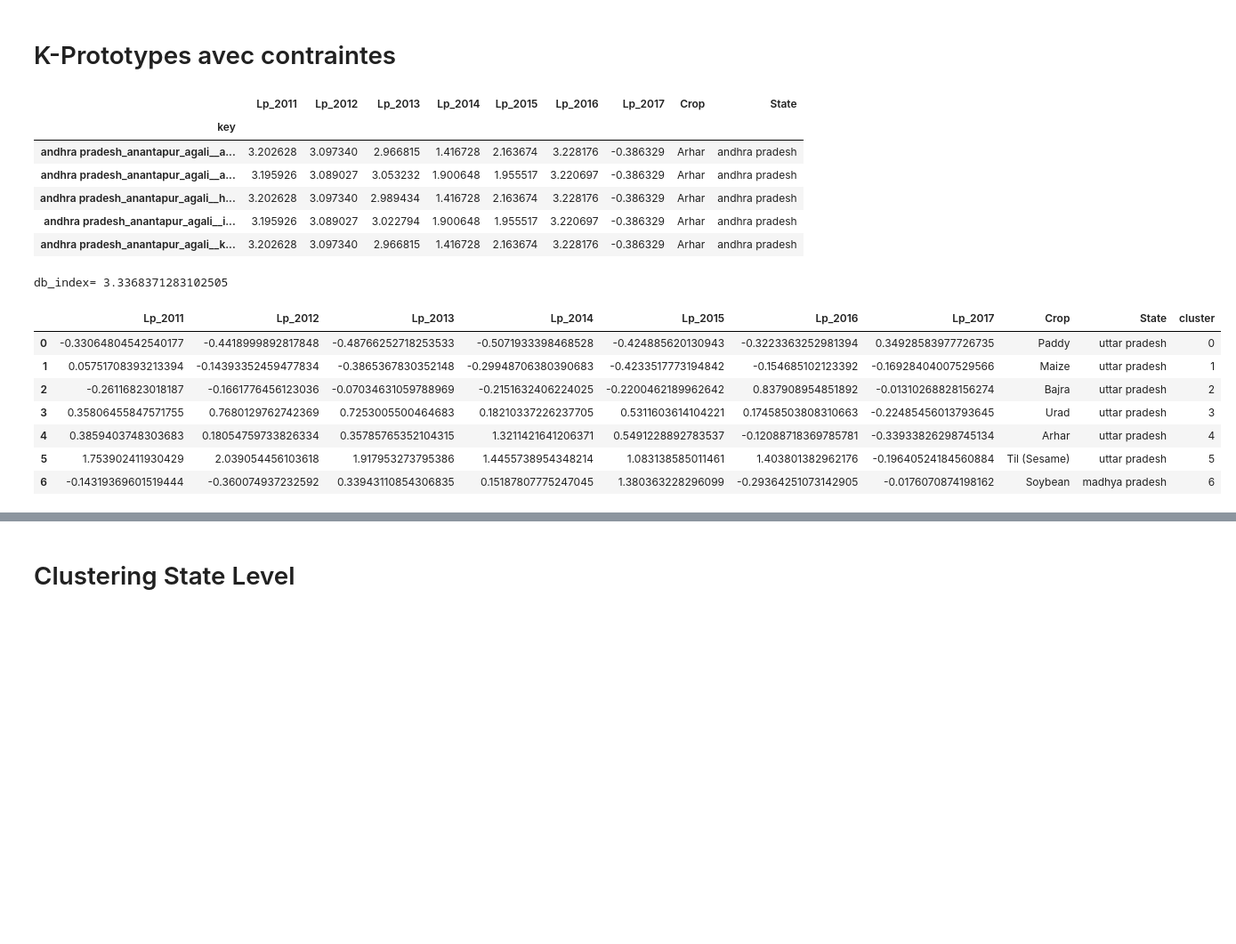
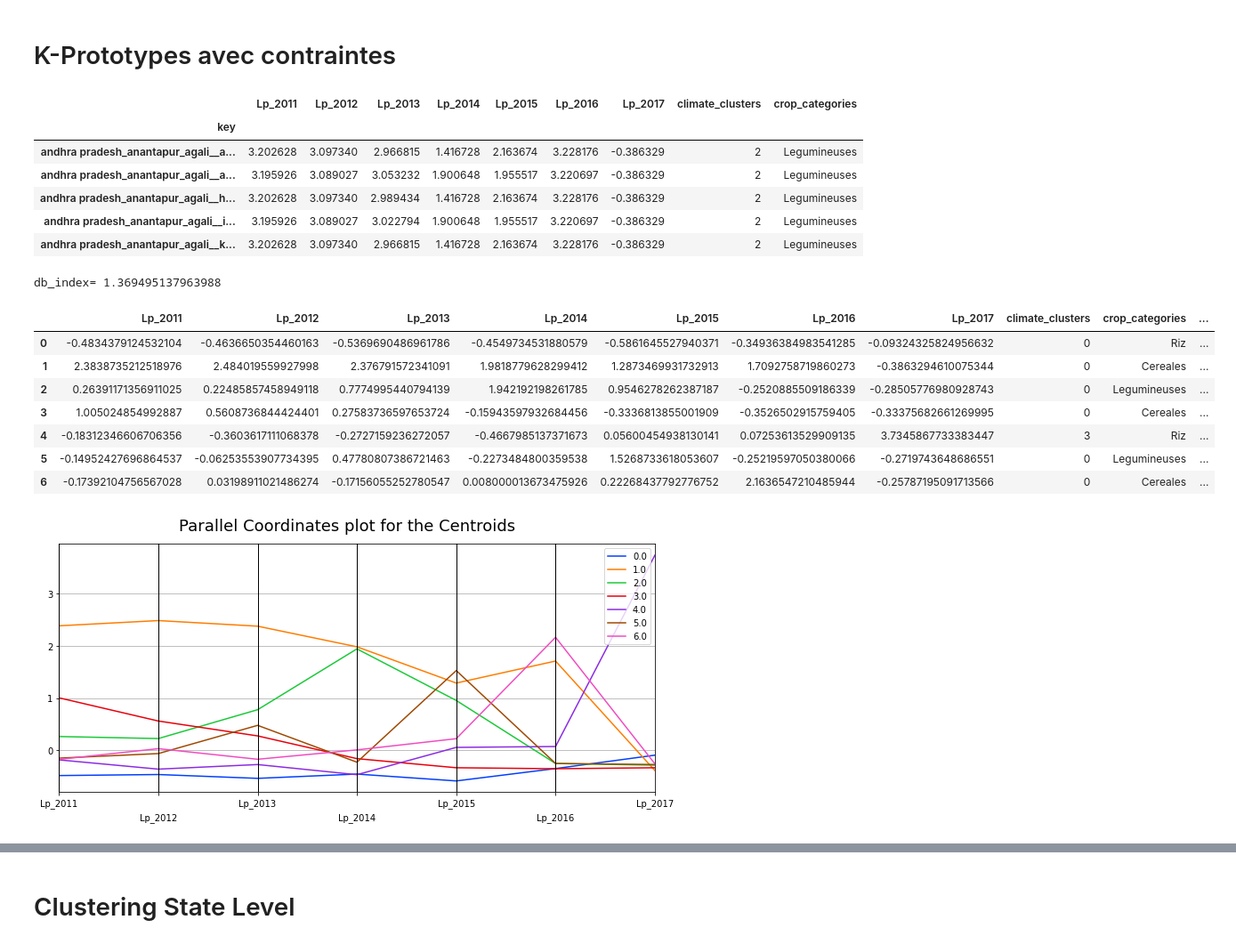
Before and after one commit to amaurylancelin/Datathon, a Jupyter notebook: Code par Pax/Amaury/final_clustering_parcel_level.ipynb, the cells around one changed output, grey strips where cells are left out. Shown at 89% size. Drawn from its saved outputs; the diff is of its cells as text; code cells hidden in the pictures; blank space fills up the shorter version.

```diff
--- a/Code par Pax/Amaury/final_clustering_parcel_level.ipynb
+++ b/Code par Pax/Amaury/final_clustering_parcel_level.ipynb
@@ -339,6 +290,7 @@ fig.show()
 # %% [markdown]
 # K-Prototypes avec contraintes
 # %%
+from utils import add_crop_categories, add_climate_clusters
 def find_state(key) :
     return key.split('_')[0]
 
@@ -350,28 +302,33 @@ Rabi = Rabi[collumns]
 Rabi = Rabi.reset_index()
 Rabi['State']=(Rabi.reset_index())['key'].map(find_state)
 Rabi= Rabi.set_index('key')
+Rabi = add_climate_clusters(Rabi, rabi = True, lower=True)
+Rabi = add_crop_categories(Rabi, rabi = True).drop(columns=['Crop', 'State'])
 
 Kharif = regroupe_crop(data_K)
 Kharif = Kharif[collumns]
 Kharif = Kharif.reset_index()
 Kharif['State']=(Kharif.reset_index())['key'].map(find_state)
 Kharif= Kharif.set_index('key')
+Kharif = add_climate_clusters(Kharif, rabi = False, lower=True)
+Kharif = add_crop_categories(Kharif, rabi = False).drop(columns=['Crop', 'State'])
+
 Kharif.head()
 # %% [output]
-|  | Lp_2011 | Lp_2012 | Lp_2013 | Lp_2014 | Lp_2015 | Lp_2016 | Lp_2017 | Crop | State |
+|  | Lp_2011 | Lp_2012 | Lp_2013 | Lp_2014 | Lp_2015 | Lp_2016 | Lp_2017 | climate_clusters | crop_categories |
 | key |  |  |  |  |  |  |  |  |  |
-| andhra pradesh_anantapur_agali__a... | 3.202628 | 3.097340 | 2.966815 | 1.416728 | 2.163674 | 3.228176 | -0.386329 | Arhar | andhra pradesh |
-| andhra pradesh_anantapur_agali__a... | 3.195926 | 3.089027 | 3.053232 | 1.900648 | 1.955517 | 3.220697 | -0.386329 | Arhar | andhra pradesh |
-| andhra pradesh_anantapur_agali__h... | 3.202628 | 3.097340 | 2.989434 | 1.416728 | 2.163674 | 3.228176 | -0.386329 | Arhar | andhra pradesh |
-| andhra pradesh_anantapur_agali__i... | 3.195926 | 3.089027 | 3.022794 | 1.900648 | 1.955517 | 3.220697 | -0.386329 | Arhar | andhra pradesh |
-| andhra pradesh_anantapur_agali__k... | 3.202628 | 3.097340 | 2.966815 | 1.416728 | 2.163674 | 3.228176 | -0.386329 | Arhar | andhra pradesh |
+| andhra pradesh_anantapur_agali__a... | 3.202628 | 3.097340 | 2.966815 | 1.416728 | 2.163674 | 3.228176 | -0.386329 | 2 | Legumineuses |
+| andhra pradesh_anantapur_agali__a... | 3.195926 | 3.089027 | 3.053232 | 1.900648 | 1.955517 | 3.220697 | -0.386329 | 2 | Legumineuses |
+| andhra pradesh_anantapur_agali__h... | 3.202628 | 3.097340 | 2.989434 | 1.416728 | 2.163674 | 3.228176 | -0.386329 | 2 | Legumineuses |
+| andhra pradesh_anantapur_agali__i... | 3.195926 | 3.089027 | 3.022794 | 1.900648 | 1.955517 | 3.220697 | -0.386329 | 2 | Legumineuses |
+| andhra pradesh_anantapur_agali__k... | 3.202628 | 3.097340 | 2.966815 | 1.416728 | 2.163674 | 3.228176 | -0.386329 | 2 | Legumineuses |
 # %%
 #Select season
 Season = Kharif
 season_str = 'Karif'
 
 #Intensity of penalisation
-pen = 5*np.array([1,1])
+pen = 2*np.array([1,1])
 
 def categorical_dissimilarity(a, b, **_):
     """Dissimilarity function with penalization"""
@@ -379,40 +336,43 @@ def categorical_dissimilarity(a, b, **_):
 
 # def euclidean_dissim(a, b, **_):
 #     """Euclidean distance dissimilarity function"""
 #     if np.isnan(a).any() or np.isnan(b).any():
 #         raise ValueError("Missing values detected in numerical columns.")
 #     return np.sum((a - b) ** 2, axis=1)*1e-15
 
 #COMPUTE CLUSTERING ON A TEST SET
 nb_samples=1000
 Season_test=Season.sample(frac=1, random_state=1)[:nb_samples]
 # '7' = 'Crop' and '8' = 'State'
 categorical_columns = [7,8]
 nb_clusters= 7
 kproto = KPrototypes(n_clusters= nb_clusters, init='Cao', n_jobs = 2,
                      cat_dissim=categorical_dissimilarity) #gamma= 1,
 labels= kproto.fit_predict(Season_test, categorical=categorical_columns)
 
 #CONCATENATE DATA WITH PRED
 labeledData= Season_test.copy(deep=True)
 labeledData['Label'] = np.array(labels).astype(int)
 
 #DAVIES-BOULDIN INDEX FOR THE PRED
 db_index = davies_bouldin_score(Season_test[collumns_db], labels)
 print('db_index=', db_index)
 
 #VISUALIZATION OF THE CENTROIDS
 centroids = pd.DataFrame(kproto.cluster_centroids_, columns=Season_test.columns)
 centroids['cluster'] = centroids.index
+centr_displ = centroids.drop(columns=['climate_clusters','crop_categories']).astype(float)
+display_parallel_coordinates_centroids(centr_displ, nb_clusters)
 centroids
 # %% [output]
-db_index= 3.3368371283102505
+db_index= 1.369495137963988
-|  | Lp_2011 | Lp_2012 | Lp_2013 | Lp_2014 | Lp_2015 | Lp_2016 | Lp_2017 | Crop | State | cluster |
-| 0 | -0.33064804542540177 | -0.4418999892817848 | -0.48766252718253533 | -0.5071933398468528 | -0.424885620130943 | -0.3223363252981394 | 0.34928583977726735 | Paddy | uttar pradesh | 0 |
-| 1 | 0.05751708393213394 | -0.14393352459477834 | -0.3865367830352148 | -0.29948706380390683 | -0.4233517773194842 | -0.154685102123392 | -0.16928404007529566 | Maize | uttar pradesh | 1 |
-| 2 | -0.26116823018187 | -0.1661776456123036 | -0.07034631059788969 | -0.2151632406224025 | -0.2200462189962642 | 0.837908954851892 | -0.01310268828156274 | Bajra | uttar pradesh | 2 |
-| 3 | 0.35806455847571755 | 0.7680129762742369 | 0.7253005500464683 | 0.18210337226237705 | 0.5311603614104221 | 0.17458503808310663 | -0.22485456013793645 | Urad | uttar pradesh | 3 |
-| 4 | 0.3859403748303683 | 0.18054759733826334 | 0.35785765352104315 | 1.3211421641206371 | 0.5491228892783537 | -0.12088718369785781 | -0.33933826298745134 | Arhar | uttar pradesh | 4 |
-| 5 | 1.753902411930429 | 2.039054456103618 | 1.917953273795386 | 1.4455738954348214 | 1.083138585011461 | 1.403801382962176 | -0.19640524184560884 | Til (Sesame) | uttar pradesh | 5 |
-| 6 | -0.14319369601519444 | -0.360074937232592 | 0.33943110854306835 | 0.15187807775247045 | 1.380363228296099 | -0.29364251073142905 | -0.0176070874198162 | Soybean | madhya pradesh | 6 |
+|  | Lp_2011 | Lp_2012 | Lp_2013 | Lp_2014 | Lp_2015 | Lp_2016 | Lp_2017 | climate_clusters | crop_categories | ... |
+| 0 | -0.4834379124532104 | -0.4636650354460163 | -0.5369690486961786 | -0.4549734531880579 | -0.5861645527940371 | -0.34936384983541285 | -0.09324325824956632 | 0 | Riz | ... |
+| 1 | 2.3838735212518976 | 2.484019559927998 | 2.376791572341091 | 1.9818779628299412 | 1.2873469931732913 | 1.7092758719860273 | -0.3863294610075344 | 0 | Cereales | ... |
+| 2 | 0.26391171356911025 | 0.22485857458949118 | 0.7774995440794139 | 1.942192198261785 | 0.9546278262387187 | -0.2520885509186339 | -0.28505776980928743 | 0 | Legumineuses | ... |
+| 3 | 1.005024854992887 | 0.5608736844424401 | 0.27583736597653724 | -0.15943597932684456 | -0.3336813855001909 | -0.3526502915759405 | -0.33375682661269995 | 0 | Cereales | ... |
+| 4 | -0.18312346606706356 | -0.3603617111068378 | -0.2727159236272057 | -0.4667985137371673 | 0.05600454938130141 | 0.07253613529909135 | 3.7345867733383447 | 3 | Riz | ... |
+| 5 | -0.14952427696864537 | -0.06253553907734395 | 0.47780807386721463 | -0.2273484800359538 | 1.5268733618053607 | -0.25219597050380066 | -0.2719743648686551 | 0 | Legumineuses | ... |
+| 6 | -0.17392104756567028 | 0.03198911021486274 | -0.17156055252780547 | 0.008000013673475926 | 0.22268437792776752 | 2.1636547210485944 | -0.25787195091713566 | 0 | Cereales | ... |
+[figure, added]
 # %%
```
Also changed, not shown: parts of 5 cells of this notebook, 3 other files.
